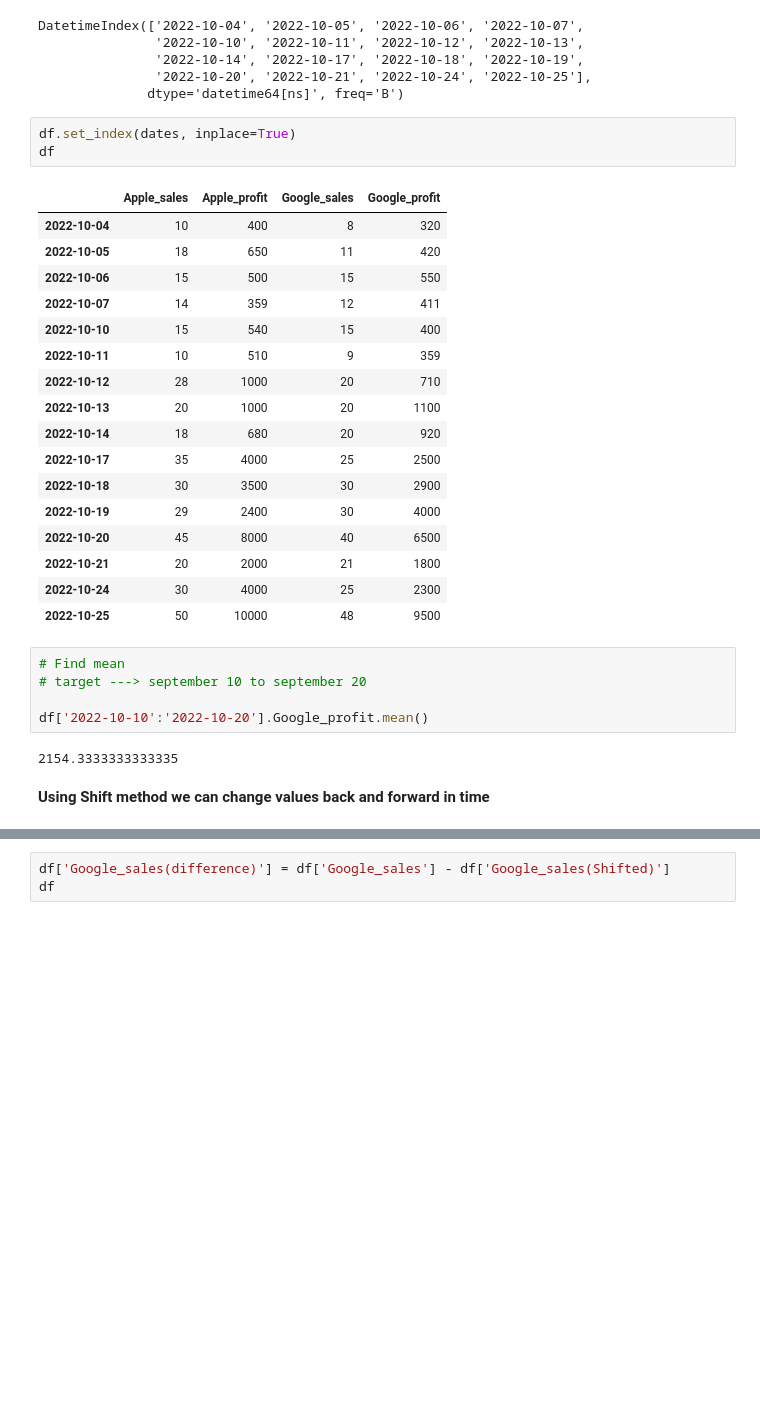
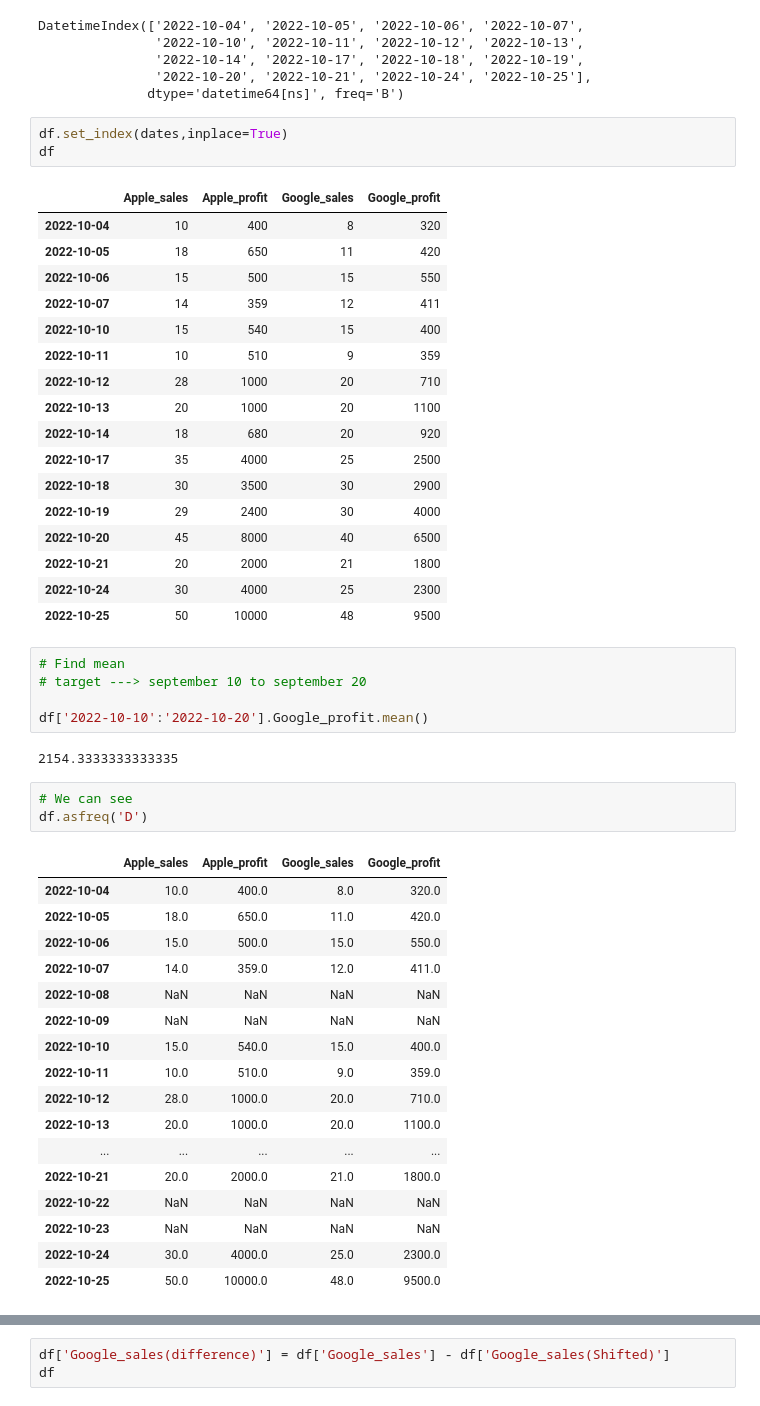
Before and after one commit to ShakilM26/time-series-tutorial, a Jupyter notebook: company_time_series.ipynb, the cells around one changed output, grey strips where cells are left out. Drawn from its saved outputs; the diff is of its cells as text; blank space fills up the shorter version.

```diff
--- a/company_time_series.ipynb
+++ b/company_time_series.ipynb
@@ -33,7 +13,7 @@ DatetimeIndex(['2022-10-04', '2022-10-05', '2022-10-06', '2022-10-07',
                '2022-10-20', '2022-10-21', '2022-10-24', '2022-10-25'],
               dtype='datetime64[ns]', freq='B')
 # %%
-df.set_index(dates, inplace=True)
+df.set_index(dates,inplace=True)
 df
 # %% [output]
 |  | Apple_sales | Apple_profit | Google_sales | Google_profit |
@@ -60,6 +40,25 @@ df
 df['2022-10-10':'2022-10-20'].Google_profit.mean()
 # %% [output]
 2154.3333333333335
-# %% [markdown]
-**Using Shift method we can change values back and forward in time**
+# %%
+# We can see
+df.asfreq('D')
+# %% [output]
+|  | Apple_sales | Apple_profit | Google_sales | Google_profit |
+| 2022-10-04 | 10.0 | 400.0 | 8.0 | 320.0 |
+| 2022-10-05 | 18.0 | 650.0 | 11.0 | 420.0 |
+| 2022-10-06 | 15.0 | 500.0 | 15.0 | 550.0 |
+| 2022-10-07 | 14.0 | 359.0 | 12.0 | 411.0 |
+| 2022-10-08 | NaN | NaN | NaN | NaN |
+| 2022-10-09 | NaN | NaN | NaN | NaN |
+| 2022-10-10 | 15.0 | 540.0 | 15.0 | 400.0 |
+| 2022-10-11 | 10.0 | 510.0 | 9.0 | 359.0 |
+| 2022-10-12 | 28.0 | 1000.0 | 20.0 | 710.0 |
+| 2022-10-13 | 20.0 | 1000.0 | 20.0 | 1100.0 |
+| ... | ... | ... | ... | ... |
+| 2022-10-21 | 20.0 | 2000.0 | 21.0 | 1800.0 |
+| 2022-10-22 | NaN | NaN | NaN | NaN |
+| 2022-10-23 | NaN | NaN | NaN | NaN |
+| 2022-10-24 | 30.0 | 4000.0 | 25.0 | 2300.0 |
+| 2022-10-25 | 50.0 | 10000.0 | 48.0 | 9500.0 |
 # %%
```
Also changed, not shown: parts of 5 cells of this notebook.
